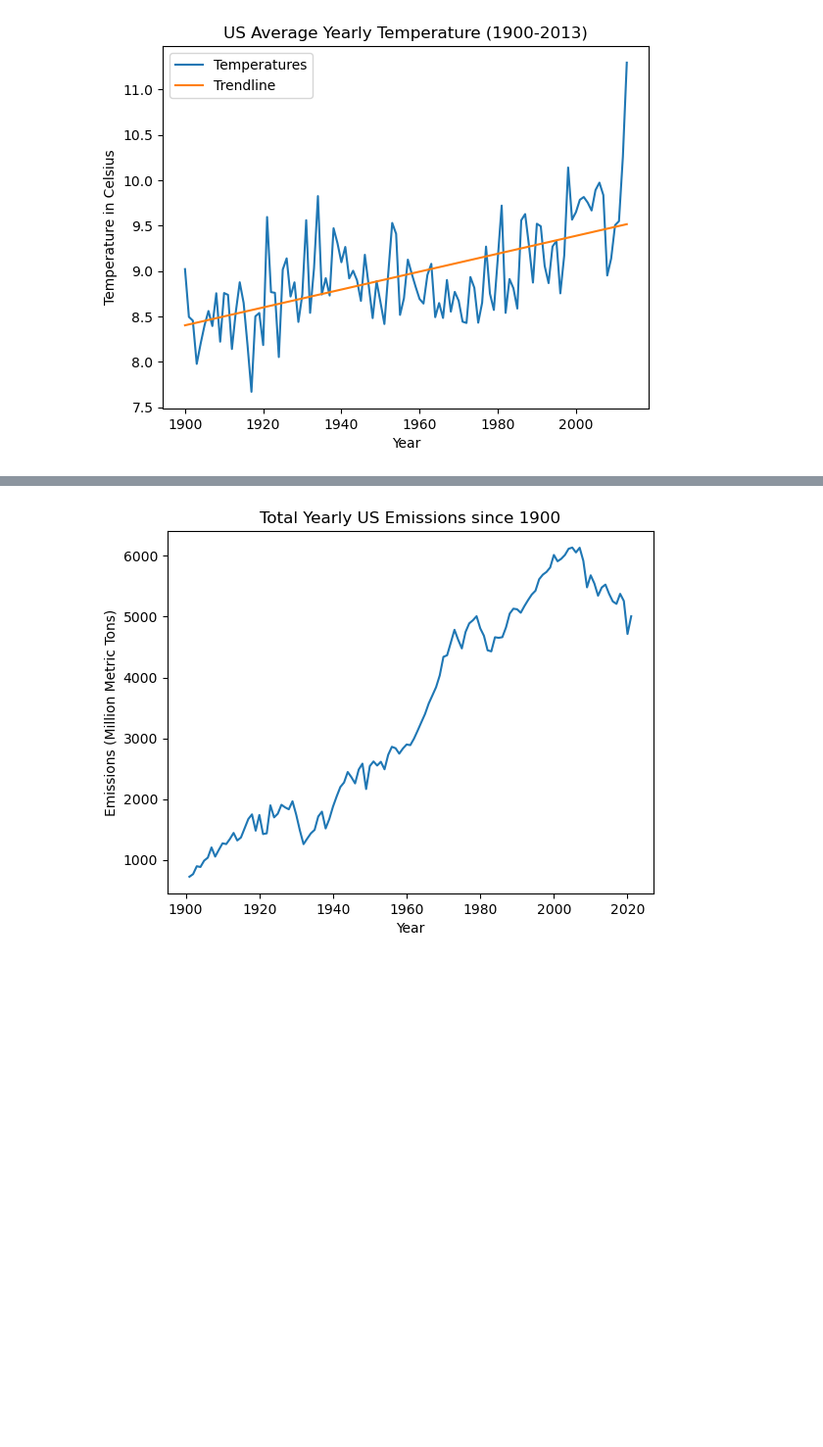
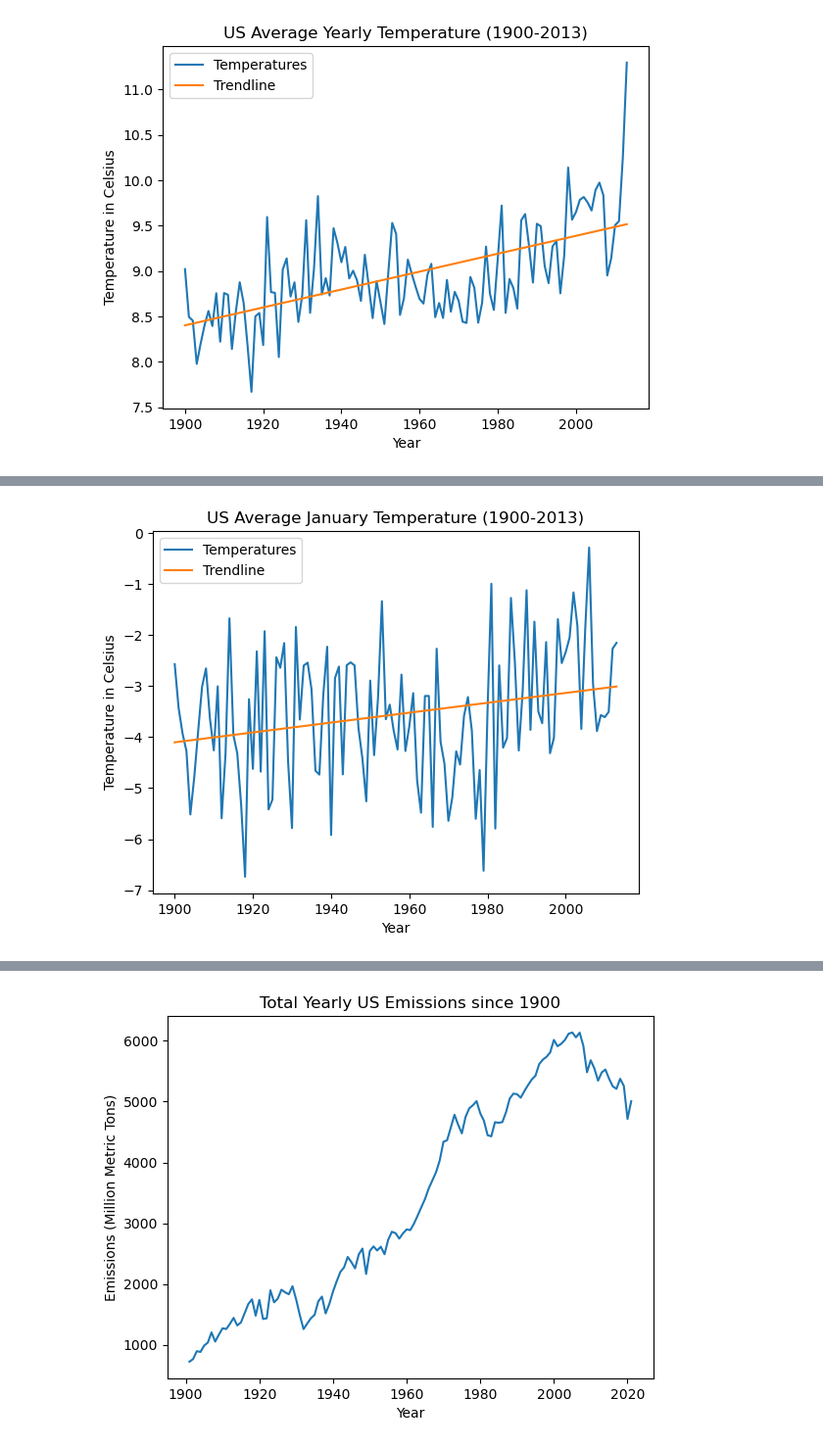
Before and after one commit to Salmatahlil/Capstone, a Jupyter notebook: InitialEDA.ipynb, the cells around one changed output, grey strips where cells are left out. Shown at 98% size. Cells and saved outputs as stored; diff of their text form; code cells hidden in the pictures; blank space fills up the shorter version.

```diff
--- a/InitialEDA.ipynb
+++ b/InitialEDA.ipynb
@@ -70,3 +105,7 @@ plt.plot(usa_temps.keys(), p(usa_temps.keys()))
 plt.legend(["Temperatures", "Trendline"]);
 # %% [output]
 [figure]
+# %%
+jan_temps = temps[temps["month"] == 1]
+july_temps = temps[temps["month"] == 7]
+jan_temps.head()
@@ -72,0 +119,14 @@ plt.legend(["Temperatures", "Trendline"]);
+# %%
+plt.plot(jan_temps["year"], jan_temps["AverageTemperature"])
+plt.title("US Average January Temperature (1900-2013)")
+plt.xlabel("Year")
+plt.ylabel("Temperature in Celsius")
+
+z = np.polyfit(jan_temps["year"], jan_temps["AverageTemperature"], 1)
+p = np.poly1d(z)
+
+plt.plot(jan_temps["year"], p(jan_temps["year"]))
+
+plt.legend(["Temperatures", "Trendline"]);
+# %% [output]
+[figure, added]
```
Also changed, not shown: parts of 20 cells of this notebook.
